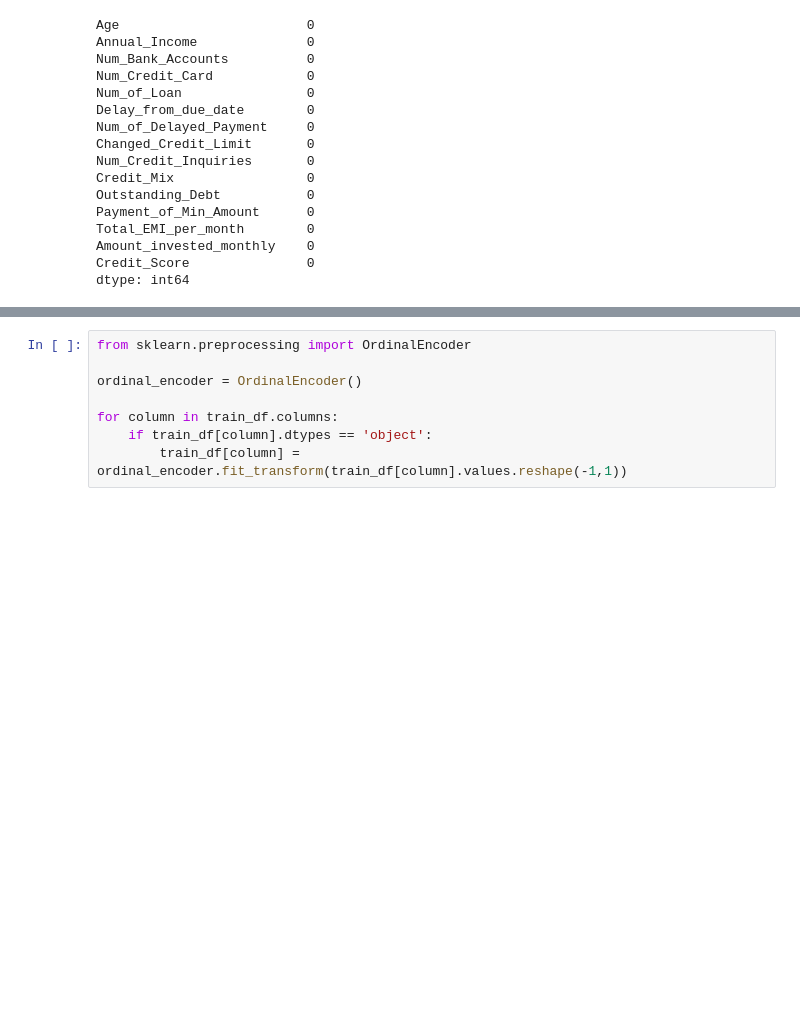
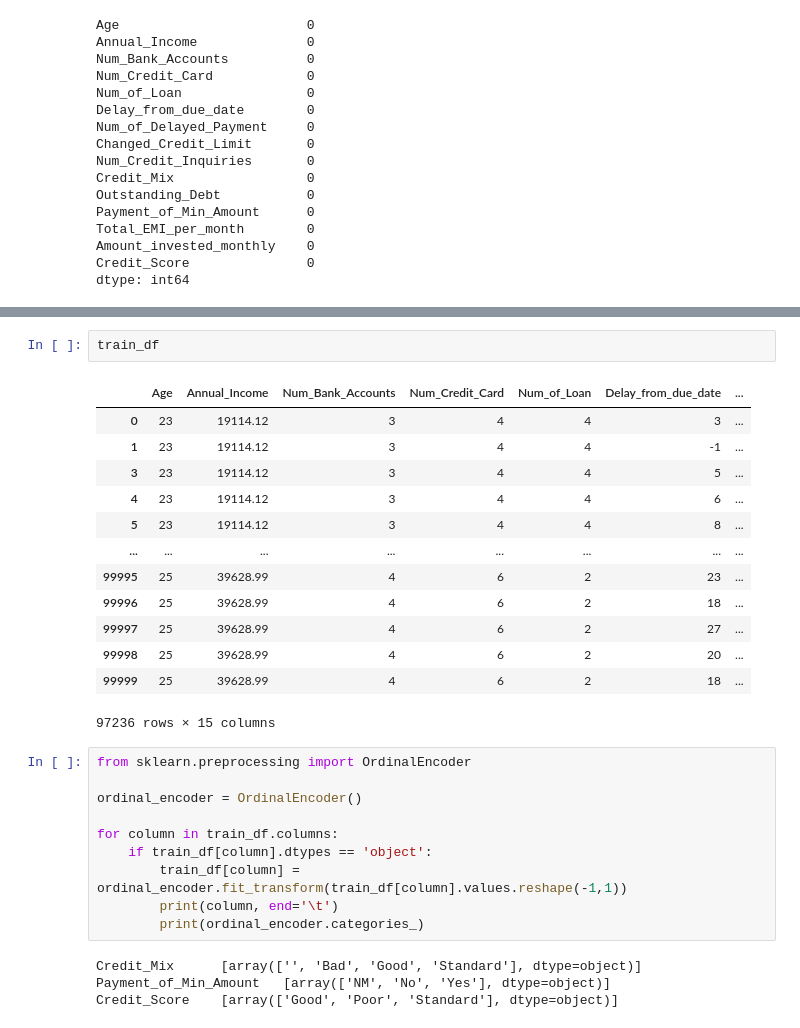
Before and after one commit to nvbinh15/credit-assessment-microservice, a Jupyter notebook: credit_score_classification.ipynb, the cells around one changed output, grey strips where cells are left out. Cells and saved outputs as stored; diff of their text form; blank space fills up the shorter version.

```diff
--- a/credit_score_classification.ipynb
+++ b/credit_score_classification.ipynb
@@ -201,3 +239,19 @@ dtype: int64
+# %%
+train_df
+# %% [output]
+|  | Age | Annual_Income | Num_Bank_Accounts | Num_Credit_Card | Num_of_Loan | Delay_from_due_date | ... |
+| 0 | 23 | 19114.12 | 3 | 4 | 4 | 3 | ... |
+| 1 | 23 | 19114.12 | 3 | 4 | 4 | -1 | ... |
+| 3 | 23 | 19114.12 | 3 | 4 | 4 | 5 | ... |
+| 4 | 23 | 19114.12 | 3 | 4 | 4 | 6 | ... |
+| 5 | 23 | 19114.12 | 3 | 4 | 4 | 8 | ... |
+| ... | ... | ... | ... | ... | ... | ... | ... |
+| 99995 | 25 | 39628.99 | 4 | 6 | 2 | 23 | ... |
+| 99996 | 25 | 39628.99 | 4 | 6 | 2 | 18 | ... |
+| 99997 | 25 | 39628.99 | 4 | 6 | 2 | 27 | ... |
+| 99998 | 25 | 39628.99 | 4 | 6 | 2 | 20 | ... |
+| 99999 | 25 | 39628.99 | 4 | 6 | 2 | 18 | ... |
+97236 rows × 15 columns
 # %%
 from sklearn.preprocessing import OrdinalEncoder
 
@@ -206,6 +260,12 @@ ordinal_encoder = OrdinalEncoder()
 for column in train_df.columns:
     if train_df[column].dtypes == 'object':
         train_df[column] = ordinal_encoder.fit_transform(train_df[column].values.reshape(-1,1))
+        print(column, end='\t')
+        print(ordinal_encoder.categories_)
+# %% [output]
+Credit_Mix      [array(['', 'Bad', 'Good', 'Standard'], dtype=object)]
+Payment_of_Min_Amount   [array(['NM', 'No', 'Yes'], dtype=object)]
+Credit_Score    [array(['Good', 'Poor', 'Standard'], dtype=object)]
 # %%
 from sklearn.model_selection import train_test_split
 from sklearn.preprocessing import MinMaxScaler
```
Also changed, not shown: parts of 17 cells of this notebook, 4 other files.
